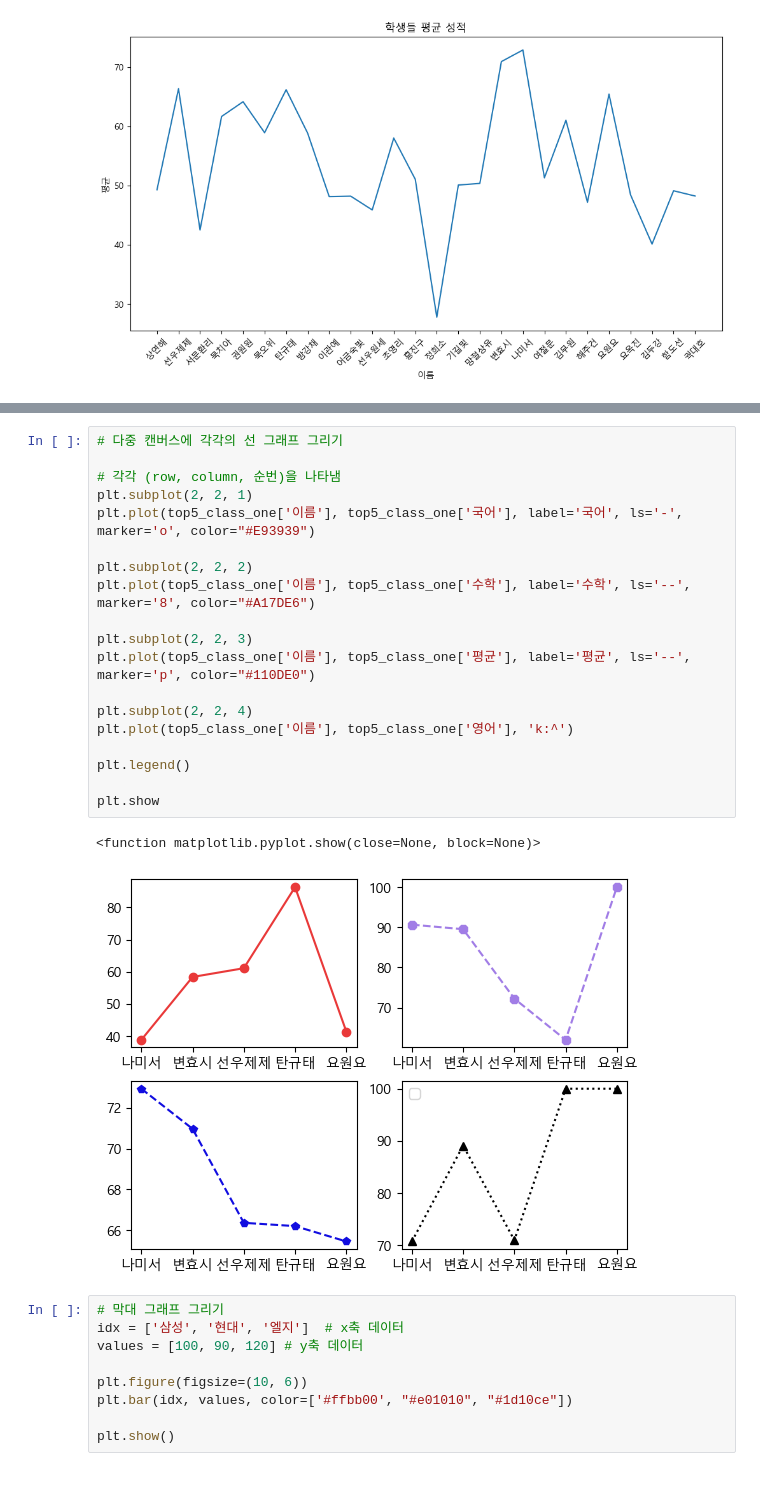
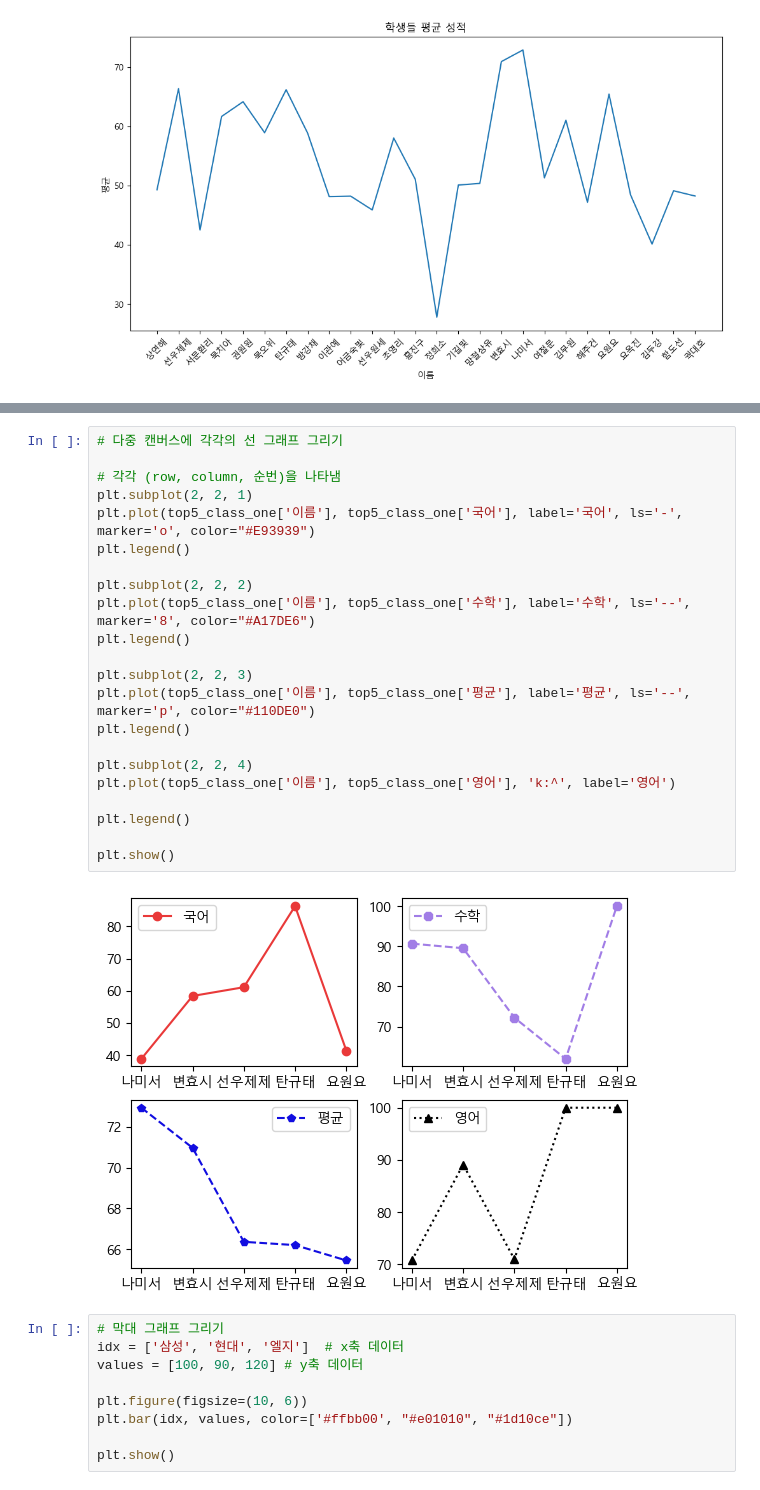
Before and after one commit to jayfromkorea/AICE, a Jupyter notebook: AICE/score_test.ipynb, the cells around one changed output, grey strips where cells are left out. Cells and saved outputs as stored; diff of their text form.

```diff
--- a/AICE/score_test.ipynb
+++ b/AICE/score_test.ipynb
@@ -435,25 +429,27 @@ plt.show
 # %%
 # 다중 캔버스에 각각의 선 그래프 그리기
 
 # 각각 (row, column, 순번)을 나타냄
 plt.subplot(2, 2, 1)
 plt.plot(top5_class_one['이름'], top5_class_one['국어'], label='국어', ls='-', marker='o', color="#E93939")
+plt.legend()
 
 plt.subplot(2, 2, 2)
 plt.plot(top5_class_one['이름'], top5_class_one['수학'], label='수학', ls='--', marker='8', color="#A17DE6")
+plt.legend()
 
 plt.subplot(2, 2, 3)
 plt.plot(top5_class_one['이름'], top5_class_one['평균'], label='평균', ls='--', marker='p', color="#110DE0")
+plt.legend()
 
 plt.subplot(2, 2, 4)
-plt.plot(top5_class_one['이름'], top5_class_one['영어'], 'k:^')
+plt.plot(top5_class_one['이름'], top5_class_one['영어'], 'k:^', label='영어')
 
 plt.legend()
 
-plt.show
+plt.show()
 # %% [output]
-<function matplotlib.pyplot.show(close=None, block=None)>
-[figure, old version]
+[figure, new version]
 # %%
 # 막대 그래프 그리기
 idx = ['삼성', '현대', '엘지']  # x축 데이터
```
Also changed, not shown: parts of 6 cells of this notebook, 1 other file.
